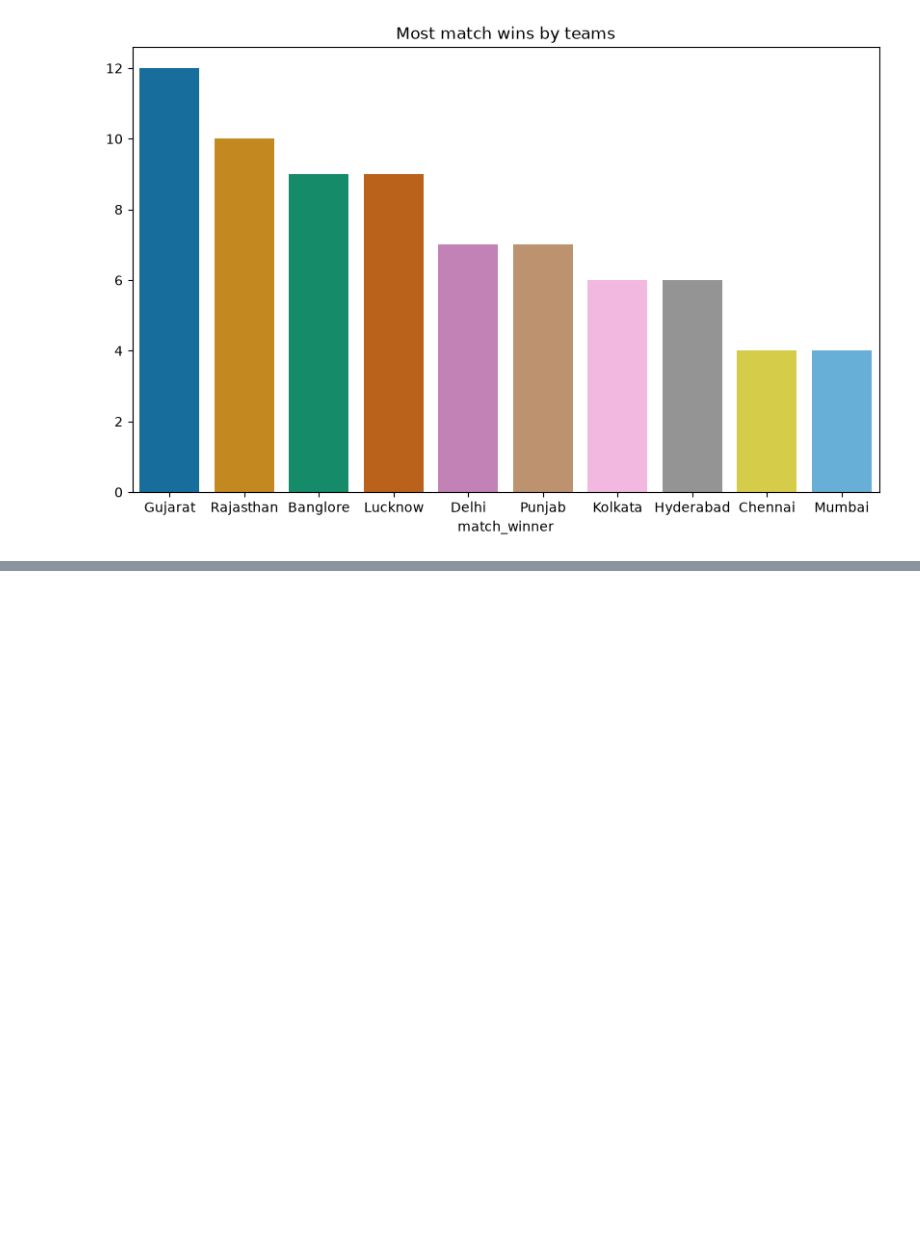
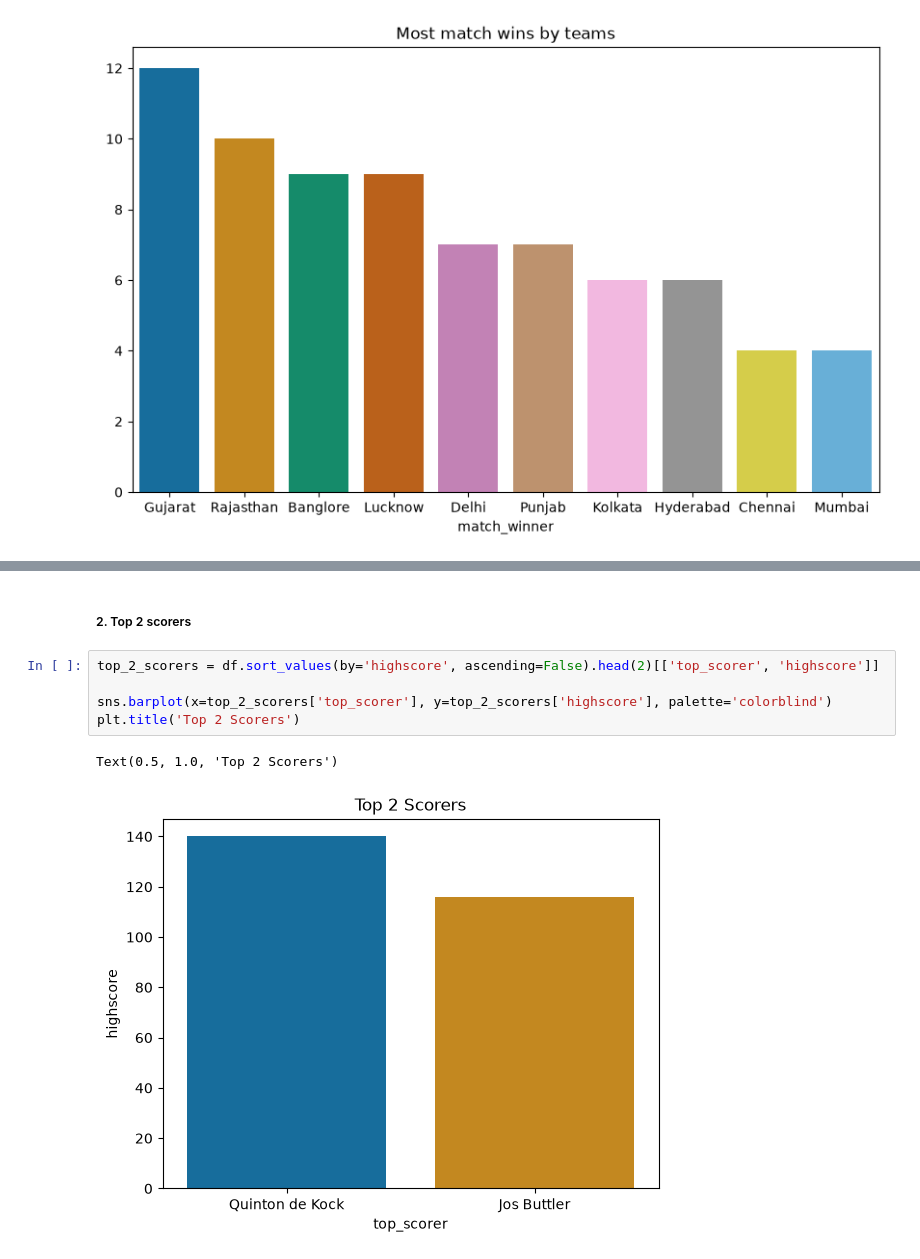
Before and after one commit to dhvanitsavani/Python-AI, a Jupyter notebook: Visualizations/ipl_capstone_project.ipynb, the cells around one changed output, grey strips where cells are left out. Cells and saved outputs as stored; diff of their text form; blank space fills up the shorter version.

```diff
--- a/Visualizations/ipl_capstone_project.ipynb
+++ b/Visualizations/ipl_capstone_project.ipynb
@@ -134,0 +162,10 @@ sns.countplot(x=df['toss_decision'], palette='colorblind')
+# %% [markdown]
+##### 2. Top 2 scorers
+# %%
+top_2_scorers = df.sort_values(by='highscore', ascending=False).head(2)[['top_scorer', 'highscore']]
+
+sns.barplot(x=top_2_scorers['top_scorer'], y=top_2_scorers['highscore'], palette='colorblind')
+plt.title('Top 2 Scorers')
+# %% [output]
+Text(0.5, 1.0, 'Top 2 Scorers')
+[figure, added]
```
Also changed, not shown: parts of 13 cells of this notebook.
